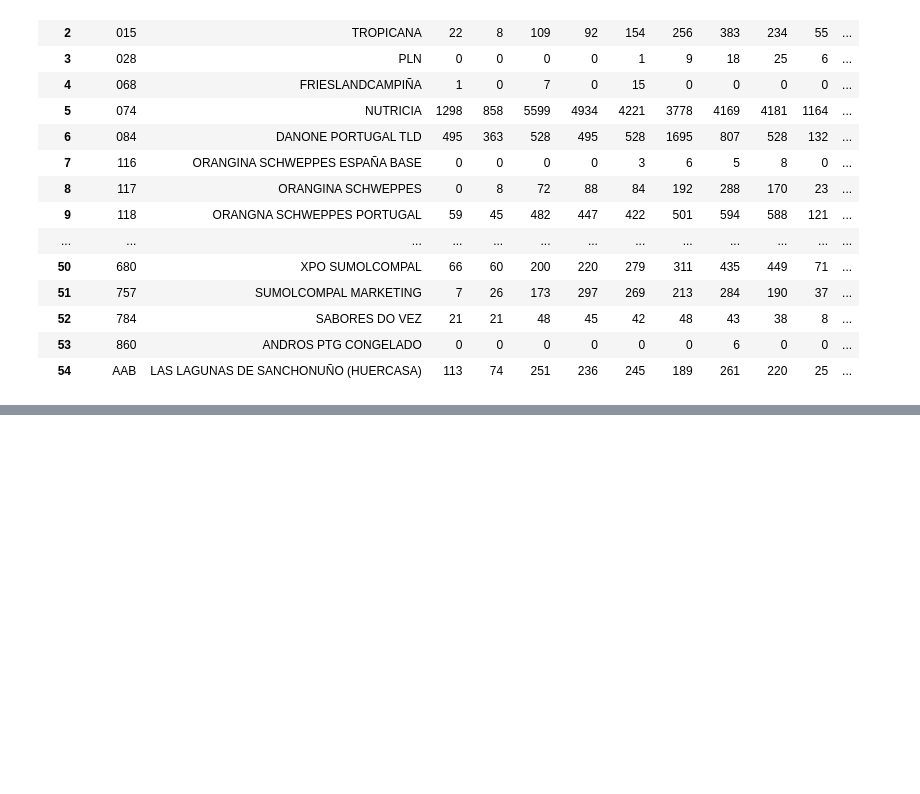
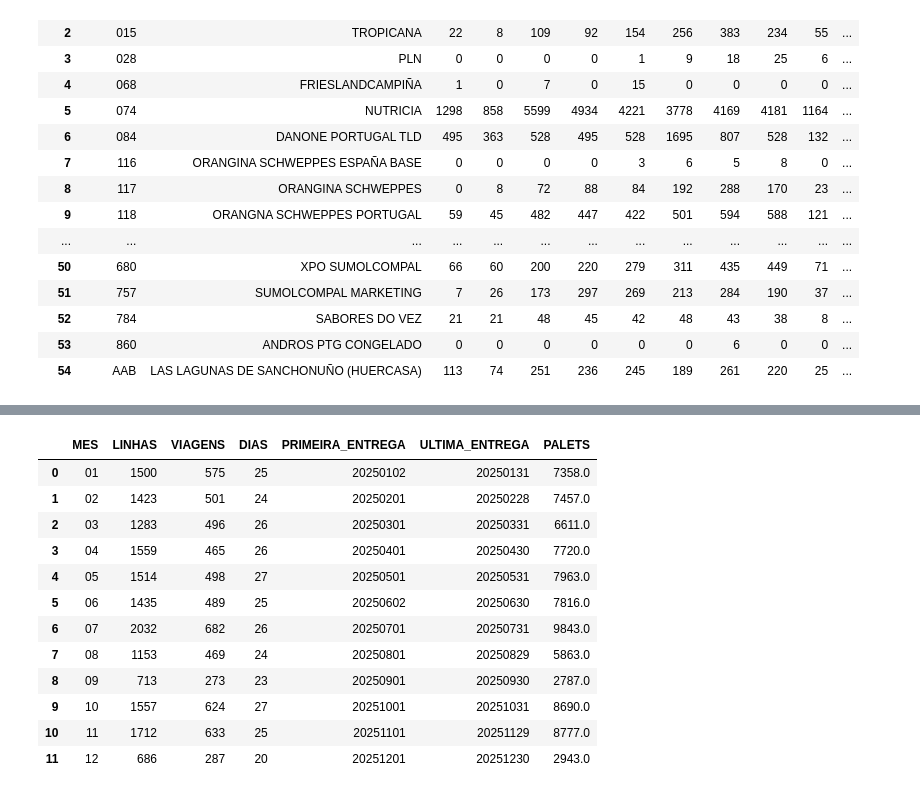
Before and after one commit to ruben-filipe-rocha/Salvesen, a Jupyter notebook: 03.Analise_operacional/volumes.ipynb, the cells around one changed output, grey strips where cells are left out. Cells and saved outputs as stored; diff of their text form; code cells hidden in the pictures; blank space fills up the shorter version.

```diff
--- a/03.Analise_operacional/volumes.ipynb
+++ b/03.Analise_operacional/volumes.ipynb
@@ -205,0 +313,49 @@ tabelas_paletes[2026]
+# %%
+# ==========================
+# 1. Validar cliente 011
+# ==========================
+validacao_011 = CON[2025].execute("""
+    SELECT
+        SUBSTRING(FENTREGA, 5, 2) AS MES,
+        COUNT(*) AS LINHAS,
+        COUNT(DISTINCT CODEUT) AS VIAGENS,
+        COUNT(DISTINCT FENTREGA) AS DIAS,
+        MIN(FENTREGA) AS PRIMEIRA_ENTREGA,
+        MAX(FENTREGA) AS ULTIMA_ENTREGA,
+        ROUND(
+            SUM(
+                TRY_CAST(
+                    REPLACE(PALETS, ',', '.')
+                    AS DOUBLE
+                )
+            ),
+            0
+        ) AS PALETS
+    FROM inform_27_2025
+    WHERE Gestion = 'LIS'
+      AND CODACT = '011'
+    GROUP BY
+        SUBSTRING(FENTREGA, 5, 2)
+    ORDER BY
+        MES
+""").df()
+
+
+# ==========================
+# 2. Mostrar
+# ==========================
+validacao_011
+# %% [output]
+|  | MES | LINHAS | VIAGENS | DIAS | PRIMEIRA_ENTREGA | ULTIMA_ENTREGA | PALETS |
+| 0 | 01 | 1500 | 575 | 25 | 20250102 | 20250131 | 7358.0 |
+| 1 | 02 | 1423 | 501 | 24 | 20250201 | 20250228 | 7457.0 |
+| 2 | 03 | 1283 | 496 | 26 | 20250301 | 20250331 | 6611.0 |
+| 3 | 04 | 1559 | 465 | 26 | 20250401 | 20250430 | 7720.0 |
+| 4 | 05 | 1514 | 498 | 27 | 20250501 | 20250531 | 7963.0 |
+| 5 | 06 | 1435 | 489 | 25 | 20250602 | 20250630 | 7816.0 |
+| 6 | 07 | 2032 | 682 | 26 | 20250701 | 20250731 | 9843.0 |
+| 7 | 08 | 1153 | 469 | 24 | 20250801 | 20250829 | 5863.0 |
+| 8 | 09 | 713 | 273 | 23 | 20250901 | 20250930 | 2787.0 |
+| 9 | 10 | 1557 | 624 | 27 | 20251001 | 20251031 | 8690.0 |
+| 10 | 11 | 1712 | 633 | 25 | 20251101 | 20251129 | 8777.0 |
+| 11 | 12 | 686 | 287 | 20 | 20251201 | 20251230 | 2943.0 |
```
Also changed, not shown: parts of 3 cells of this notebook, 3 other files.
